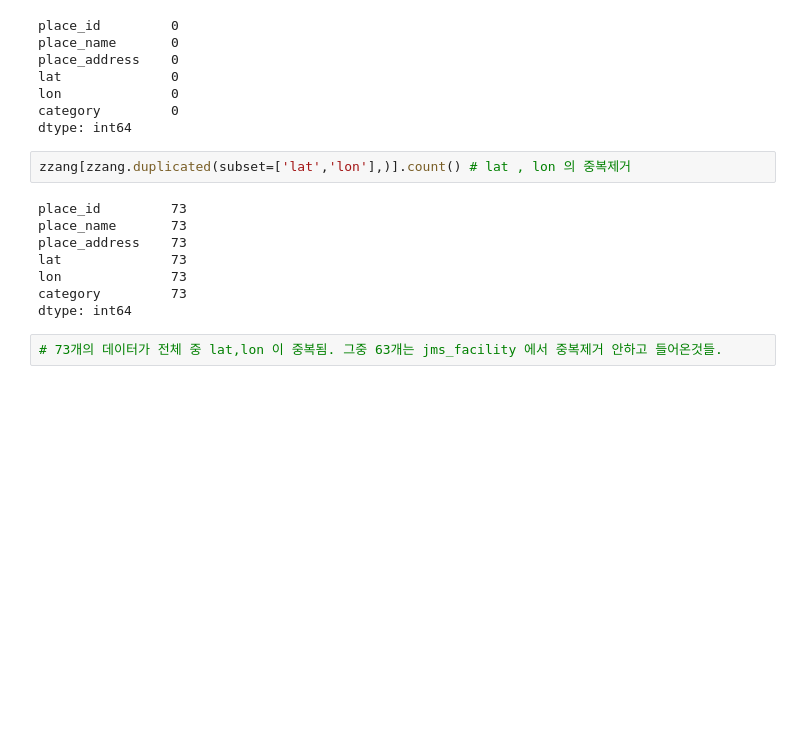
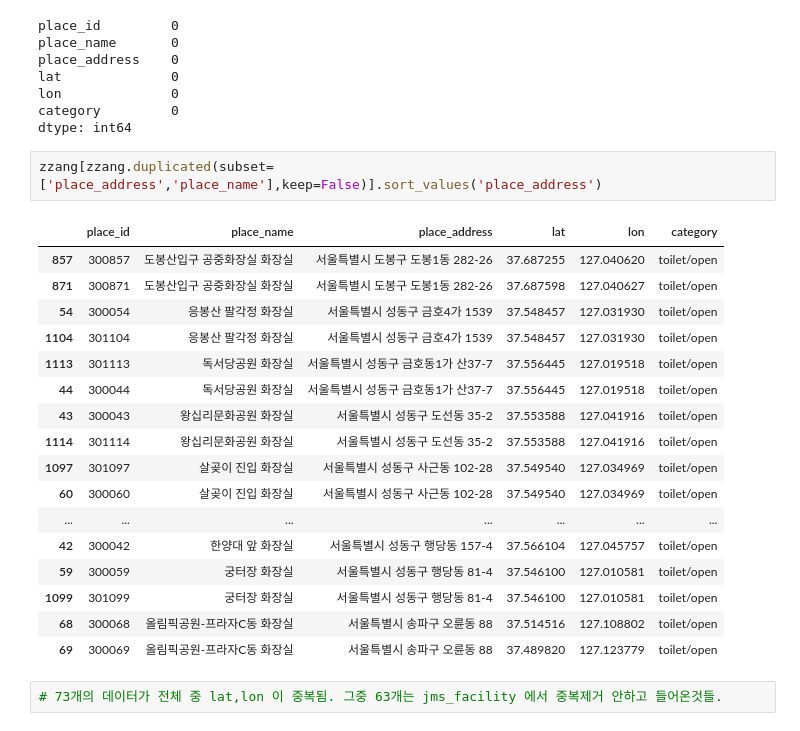
Before and after one commit to BigDataCampus/fresh, a Jupyter notebook: 중복확인하기.ipynb, the cells around one changed output. Cells and saved outputs as stored; diff of their text form; blank space fills up the shorter version.

```diff
--- a/중복확인하기.ipynb
+++ b/중복확인하기.ipynb
@@ -647,16 +647,26 @@ lat              0
 lon              0
 category         0
 dtype: int64
-# %%
-zzang[zzang.duplicated(subset=['lat','lon'],)].count() # lat , lon 의 중복제거
-# %% [output]
-place_id         73
-place_name       73
-place_address    73
-lat              73
-lon              73
-category         73
-dtype: int64
+# %%
+zzang[zzang.duplicated(subset=['place_address','place_name'],keep=False)].sort_values('place_address')
+# %% [output]
+|  | place_id | place_name | place_address | lat | lon | category |
+| 857 | 300857 | 도봉산입구 공중화장실 화장실 | 서울특별시 도봉구 도봉1동 282-26 | 37.687255 | 127.040620 | toilet/open |
+| 871 | 300871 | 도봉산입구 공중화장실 화장실 | 서울특별시 도봉구 도봉1동 282-26 | 37.687598 | 127.040627 | toilet/open |
+| 54 | 300054 | 응봉산 팔각정 화장실 | 서울특별시 성동구 금호4가 1539 | 37.548457 | 127.031930 | toilet/open |
+| 1104 | 301104 | 응봉산 팔각정 화장실 | 서울특별시 성동구 금호4가 1539 | 37.548457 | 127.031930 | toilet/open |
+| 1113 | 301113 | 독서당공원 화장실 | 서울특별시 성동구 금호동1가 산37-7 | 37.556445 | 127.019518 | toilet/open |
+| 44 | 300044 | 독서당공원 화장실 | 서울특별시 성동구 금호동1가 산37-7 | 37.556445 | 127.019518 | toilet/open |
+| 43 | 300043 | 왕십리문화공원 화장실 | 서울특별시 성동구 도선동 35-2 | 37.553588 | 127.041916 | toilet/open |
+| 1114 | 301114 | 왕십리문화공원 화장실 | 서울특별시 성동구 도선동 35-2 | 37.553588 | 127.041916 | toilet/open |
+| 1097 | 301097 | 살곶이 진입 화장실 | 서울특별시 성동구 사근동 102-28 | 37.549540 | 127.034969 | toilet/open |
+| 60 | 300060 | 살곶이 진입 화장실 | 서울특별시 성동구 사근동 102-28 | 37.549540 | 127.034969 | toilet/open |
+| ... | ... | ... | ... | ... | ... | ... |
+| 42 | 300042 | 한양대 앞 화장실 | 서울특별시 성동구 행당동 157-4 | 37.566104 | 127.045757 | toilet/open |
+| 59 | 300059 | 궁터장 화장실 | 서울특별시 성동구 행당동 81-4 | 37.546100 | 127.010581 | toilet/open |
+| 1099 | 301099 | 궁터장 화장실 | 서울특별시 성동구 행당동 81-4 | 37.546100 | 127.010581 | toilet/open |
+| 68 | 300068 | 올림픽공원-프라자C동 화장실 | 서울특별시 송파구 오륜동 88 | 37.514516 | 127.108802 | toilet/open |
+| 69 | 300069 | 올림픽공원-프라자C동 화장실 | 서울특별시 송파구 오륜동 88 | 37.489820 | 127.123779 | toilet/open |
 # %%
 # 73개의 데이터가 전체 중 lat,lon 이 중복됨. 그중 63개는 jms_facility 에서 중복제거 안하고 들어온것들.
 # %%
```
